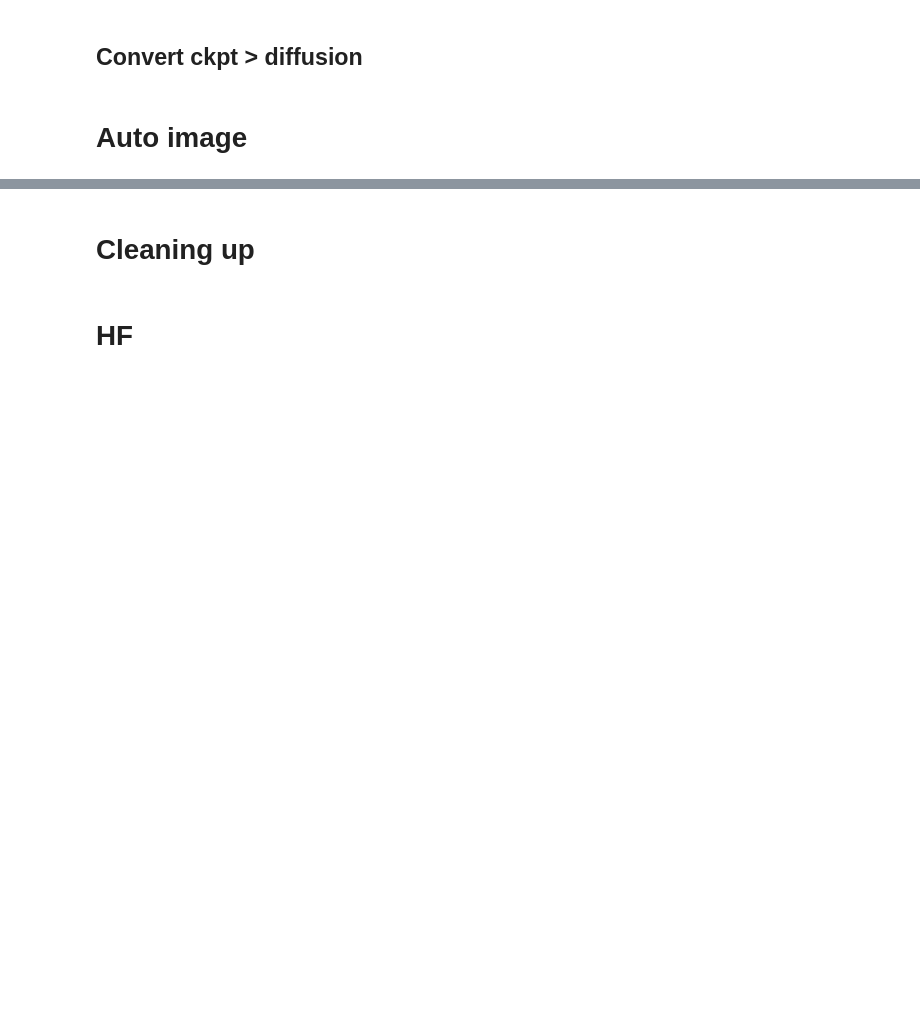
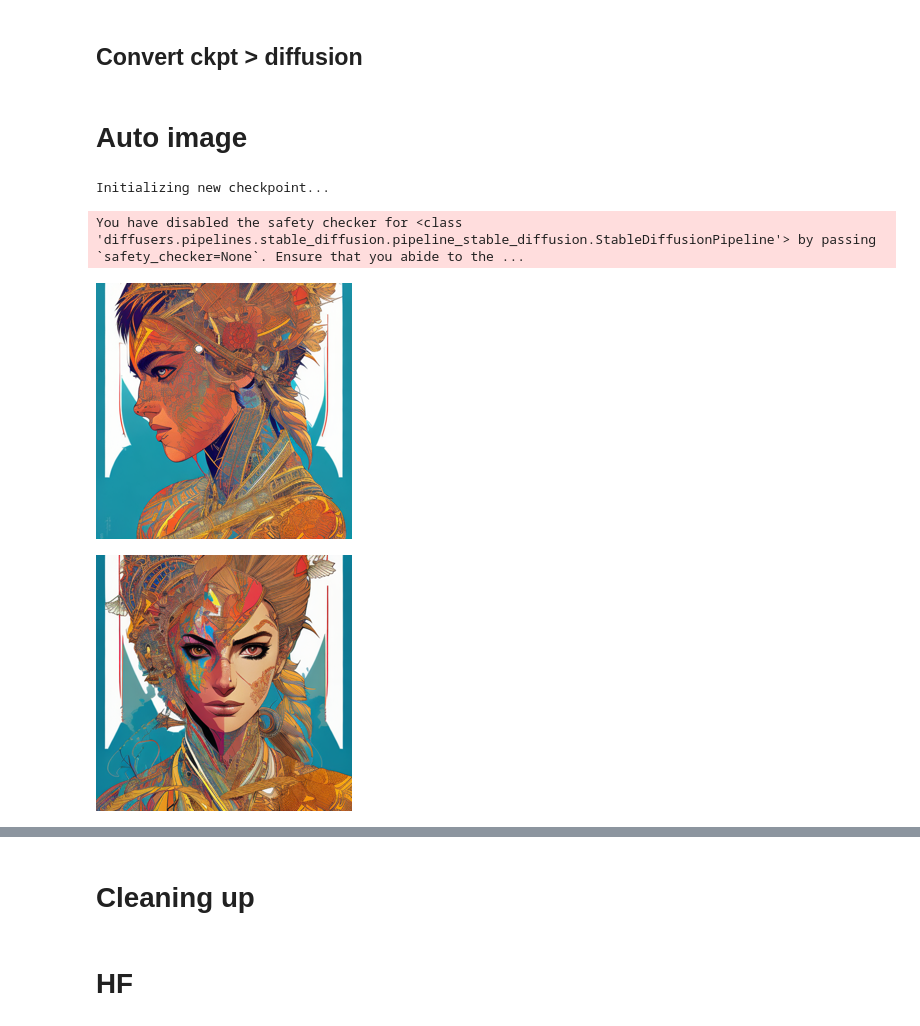
Before and after one commit to steinhaug/stable-diffusion, a Jupyter notebook: steinhaug_trainer.ipynb, the cells around one changed output, grey strips where cells are left out. Saved outputs shown, nothing was run; the diff lists cells and outputs as text; code cells hidden in the pictures; blank space fills up the shorter version.

```diff
--- a/steinhaug_trainer.ipynb
+++ b/steinhaug_trainer.ipynb
@@ -76,7 +81,7 @@ if save_to_gdrive:
 #@markdown Name/Path of the initial model.
 MODEL_NAME = "sd-dreambooth-library/disco-diffusion-style" #@param ["sd-dreambooth-library/disco-diffusion-style", "runwayml/stable-diffusion-v1-5"] {allow-input: true}
 #@markdown Enter the directory name to save model at.
-OUTPUT_DIR = "sd_weights/skmader" #@param {type:"string"}
+OUTPUT_DIR = "sd_weights/skmader_v3" #@param {type:"string"}
 if save_to_gdrive:
     OUTPUT_DIR = "/content/drive/MyDrive/" + OUTPUT_DIR
 else:
@@ -418,3 +496,73 @@ WEIGHTS_DIR = PATH_DIFFUSERS
+# %%
+import torch
+from torch import autocast
+from diffusers import StableDiffusionPipeline, DDIMScheduler
+from IPython.display import display
+import os
+
+height = 512
+width = 512
+num_samples = 1
+
+#models_array = [1250,1500,1750,2000,2250,2500,2750,3000,3250,3500,3750,4000,4250,4500,4750,5000,5250,5500,5750,6000]
+models_array = [1750,2000,2250,2500,2750,3000,3250,3500,3750,4000,4250,4500,4750,5000,5250,5500,5750,6000]
+models_path  = "/content/drive/MyDrive/sd_weights/skmader_v3/"
+
+for trained_steps in models_array:
+    model_path = f'{models_path}{trained_steps}'
+    print('Initializing new checkpoint...')
+    pipe = StableDiffusionPipeline.from_pretrained(model_path, safety_checker=None, torch_dtype=torch.float16).to("cuda")
+    pipe.scheduler = DDIMScheduler.from_config(pipe.scheduler.config)
+    pipe.enable_xformers_memory_efficient_attention()
+    g_cuda = torch.Generator(device='cuda')
+    g_cuda.manual_seed(69)
+    for prompt_ref_pre,prompt_ref_post,seed,guidance_scale,num_inference_steps,newprompt,negative_prompt in auto_prompts:
+        images_savepath = f'/content/drive/MyDrive/sd_weights/output/{trained_steps}/samples_{prompt_ref_post}'
+        os.makedirs(images_savepath, exist_ok=True)
+        prompt_ref = prompt_ref_pre + prompt_ref_post
+        torch.cuda.empty_cache()
+        g_cuda = torch.Generator(device='cuda')
+        g_cuda.manual_seed(seed)
+        with autocast("cuda"), torch.inference_mode():
+            images = pipe(
+                newprompt,
+                height=height,
+                width=width,
+                negative_prompt=negative_prompt,
+                num_images_per_prompt=num_samples,
+                num_inference_steps=num_inference_steps,
+                guidance_scale=guidance_scale,
+                generator=g_cuda
+            ).images
+        image_filenames = []
+        for img in images:
+            image_filename = prompt_ref + '.png'
+            img.save(images_savepath + "/" + image_filename)
+            image_filenames.append(image_filename)
+
+        image_folder = images_savepath + '/'
+        grid_row = 1
+        grid_col = len(image_filenames)
+        grid_scale = 3
+        if grid_col > 1:
+            fig, axes = plt.subplots(grid_row, grid_col, figsize=(grid_col*grid_scale, grid_row*grid_scale), gridspec_kw={'hspace': 0, 'wspace': 0})
+            for j, image_filename in enumerate(image_filenames):
+                currAxes = axes[j]
+                currAxes.set_title(f"{image_filename[0:5]}")
+                image_full_path = os.path.join(image_folder, image_filename)
+                imgdata = mpimg.imread(image_full_path)
+                currAxes.imshow(imgdata, cmap='gray')
+                currAxes.axis('off')
+            plt.tight_layout()
+            plt.savefig('grid.png', dpi=72)
+            plt.show()
+        else:
+            display(img.resize(( int(height / 2), int(height / 2) )))
+# %% [output]
+Initializing new checkpoint...
+You have disabled the safety checker for <class 'diffusers.pipelines.stable_diffusion.pipeline_stable_diffusion.StableDiffusionPipeline'> by passing `safety_checker=None`. Ensure that you abide to the ...
+[figure, added]
+[figure, added]
 # %%
 #@title Initialize stable diffusion from folder
 import torch
```
Also changed, not shown: parts of 18 cells of this notebook.
